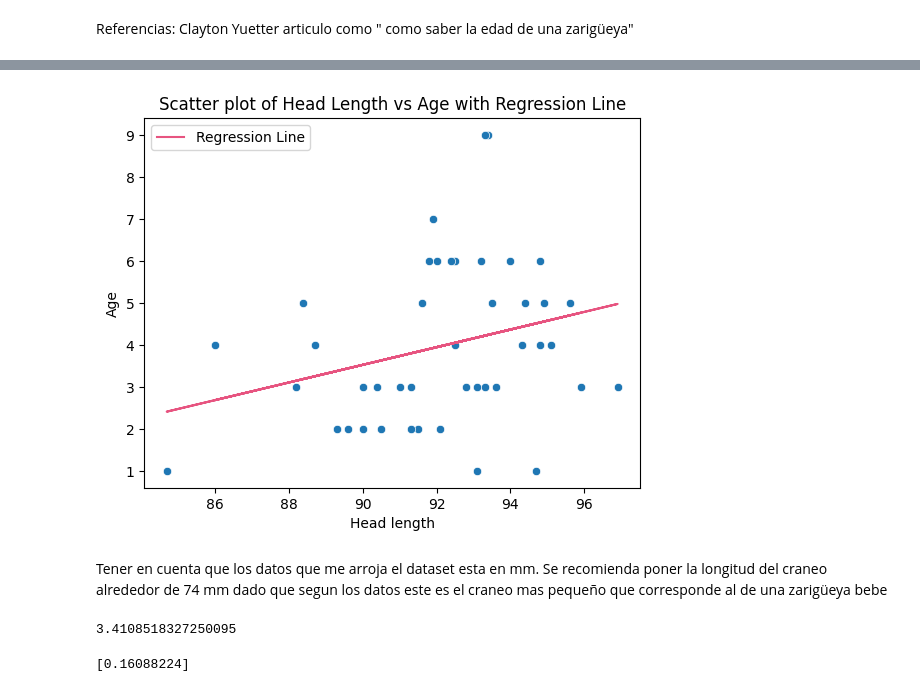
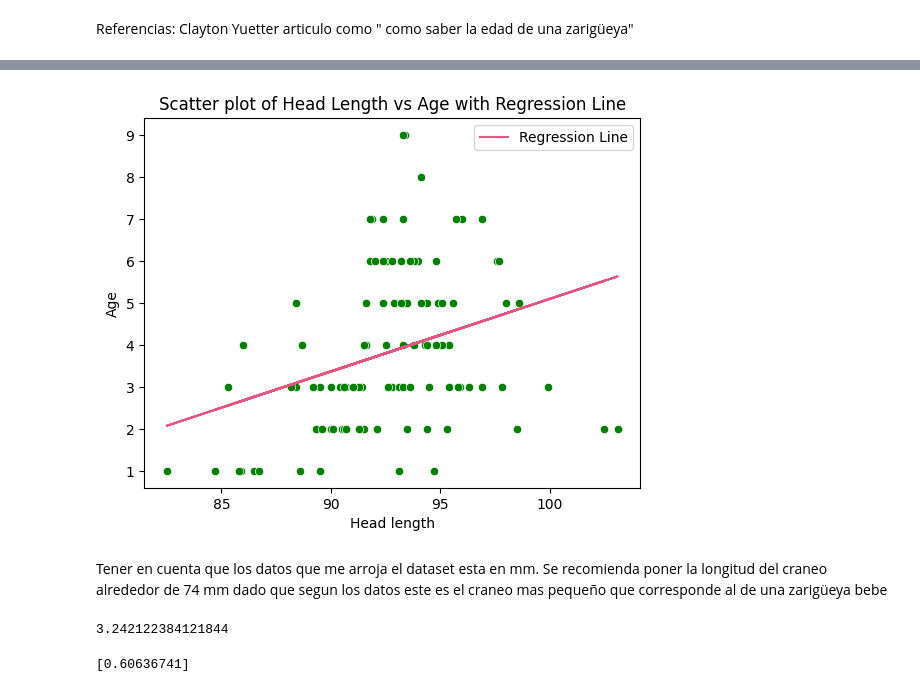
Before and after one commit to unalmedmathnum/Carvajal-Gallego-Quintero-TAREA2, a Jupyter notebook: Aplicación en el mundo real/zarigueya.ipynb, the cells around one changed output, grey strips where cells are left out. Drawn from its saved outputs; the diff is of its cells as text; code cells hidden in the pictures.

```diff
--- a/Aplicación en el mundo real/zarigueya.ipynb
+++ b/Aplicación en el mundo real/zarigueya.ipynb
@@ -34,44 +41,49 @@ df.sample(10)
-# %%
-
-# Assign x and y with on-the-go filtering for females
-x = df.loc[df['sex'] == 'f', 'hdlngth'].values.reshape(-1, 1)  # Reshape x to 2D array
-y = df.loc[df['sex'] == 'f', 'age']
-
-# Create a scatter plot of the data
-sns.scatterplot(x=x.flatten(), y=y)  # flatten x for plotting in seaborn
-
-# Fit a linear regression model
-model = LinearRegression()
-model.fit(x, y)  # Fit the model on x and y
-
-# Get the predicted values (regression line)
-y_prediccion = model.predict(x)
-
-# Plot the regression line (red line)
-plt.plot(x, y_prediccion, color='#e75480', label='Regression Line')
-
-# Add labels and a title (optional)
-plt.xlabel('Head length')  # Adjust the label based on your data
-plt.ylabel('Age')
-plt.title('Scatter plot of Head Length vs Age with Regression Line')
-
-# Show the legend (optional)
-plt.legend()
-
-# Show the plot
-plt.show()
-# %% [output]
-[figure, removed]
+# %%
+
+# Selecciona los valores de la columna 'hdlngth' y 'age'.
+x = df['hdlngth'].values.reshape(-1, 1)
+y = df['age']
+
+# Elimina filas con valores NaN en 'y' (edad).
+mask = ~y.isna()  # Crea una máscara booleana para identificar filas sin valores NaN y filtrar para seleccionar los que si me sirvan.
+x = x[mask]       # Aplica la máscara a x para eliminar lo que no me sirve.
+y = y[mask]       # Aplica la máscara a y para eliminar lo que no me sirve.
+
+# Crea un gráfico de dispersión (scatter plot) con los valores de 'x' y 'y'. (los puntos verdes)
+sns.scatterplot(x=x.flatten(), y=y, color="green")  # Se utiliza flatten() para transformar x en un vector 1D.
+
+# Ajusta un modelo de regresión lineal.
+model = LinearRegression()  # Crea una instancia del modelo de regresión lineal.
+model.fit(x, y)  # Ajusta el modelo utilizando los datos x e y.
+
+# Obtiene los valores predichos por el modelo (la línea de regresión).
+y_prediccion = model.predict(x)
+
+# Traza la línea de regresión sobre el gráfico de dispersión.
+plt.plot(x, y_prediccion, color='#e75480', label='Regression Line')  # Línea rosada con una etiqueta.
+
+# Agrega etiquetas a los ejes y un título al gráfico.
+plt.xlabel('Head length')  # Etiqueta del eje x (puedes personalizar el texto según tu contexto).
+plt.ylabel('Age')  # Etiqueta del eje y.
+plt.title('Scatter plot of Head Length vs Age with Regression Line')  # Título del gráfico.
+
+# Muestra la parte explicativa en el gráfico (opcional, útil si tienes múltiples líneas o datos adicionales).
+plt.legend()
+
+# Muestra el gráfico final en pantalla.
+plt.show()
+# %% [output]
+[figure, added]
 # %% [markdown]
 Tener en cuenta que los datos que me arroja el dataset esta en mm. Se recomienda poner la longitud del craneo alrededor de 74 mm dado que  segun los datos este es el craneo mas pequeño que corresponde al  de una zarigüeya bebe
 # %%
-mse = ((y - y_prediccion) ** 2).mean()
+mse = ((y - y_prediccion) ** 2).mean() #error cuadratico medio
 
 
 print(mse)
 # %% [output]
-3.4108518327250095
+3.242122384121844
-# %%
-print(model.predict([[74]]))
-# %% [output]
-[0.16088224]
+# %%
+print(model.predict([[74]]))  #predicción de edad dado un tamaño, según el modelo de regresión
+# %% [output]
+[0.60636741]
```
Also changed, not shown: parts of 4 cells of this notebook.
